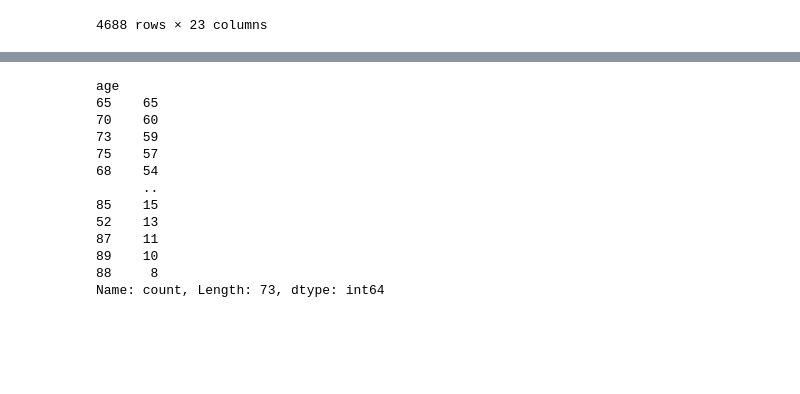
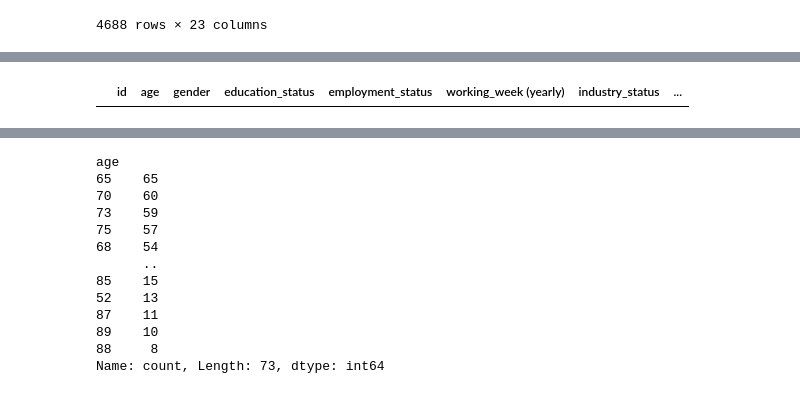
Before and after one commit to benidjor/income-prediction-dacon, a Jupyter notebook: preprocessing-income-prediction.ipynb, the cells around one changed output, grey strips where cells are left out. Saved outputs shown, nothing was run; the diff lists cells and outputs as text; code cells hidden in the pictures; blank space fills up the shorter version.

```diff
--- a/preprocessing-income-prediction.ipynb
+++ b/preprocessing-income-prediction.ipynb
@@ -404,6 +420,10 @@ train_df[(train_df.age>=18) & (train_df.occupation_status=="Unknown")].head()
 | 11 | TRAIN_00011 | 75 | F | High Freshman | Children or Armed Forces | 0 | Not in universe or children | ... |
 | 22 | TRAIN_00022 | 31 | F | High Sophomore | Children or Armed Forces | 0 | Not in universe or children | ... |
 | 23 | TRAIN_00023 | 76 | M | High Sophomore | Children or Armed Forces | 0 | Not in universe or children | ... |
+# %%
+train_df[(train_df.age>=18) & (train_df.occupation_status=="Unknown") & (train_df.industry_status!="Not in universe or children")]
+# %% [output]
+|  | id | age | gender | education_status | employment_status | working_week (yearly) | industry_status | ... |
 # %%
 # 미국 군인 (준장 이하) 일반적으로 62세 정년
 # 이 사람들 중 employment_status이 Children or Armed Forces	인 사람들은 어디에도 해당하지 않음
```
Also changed, not shown: parts of 15 cells of this notebook.
